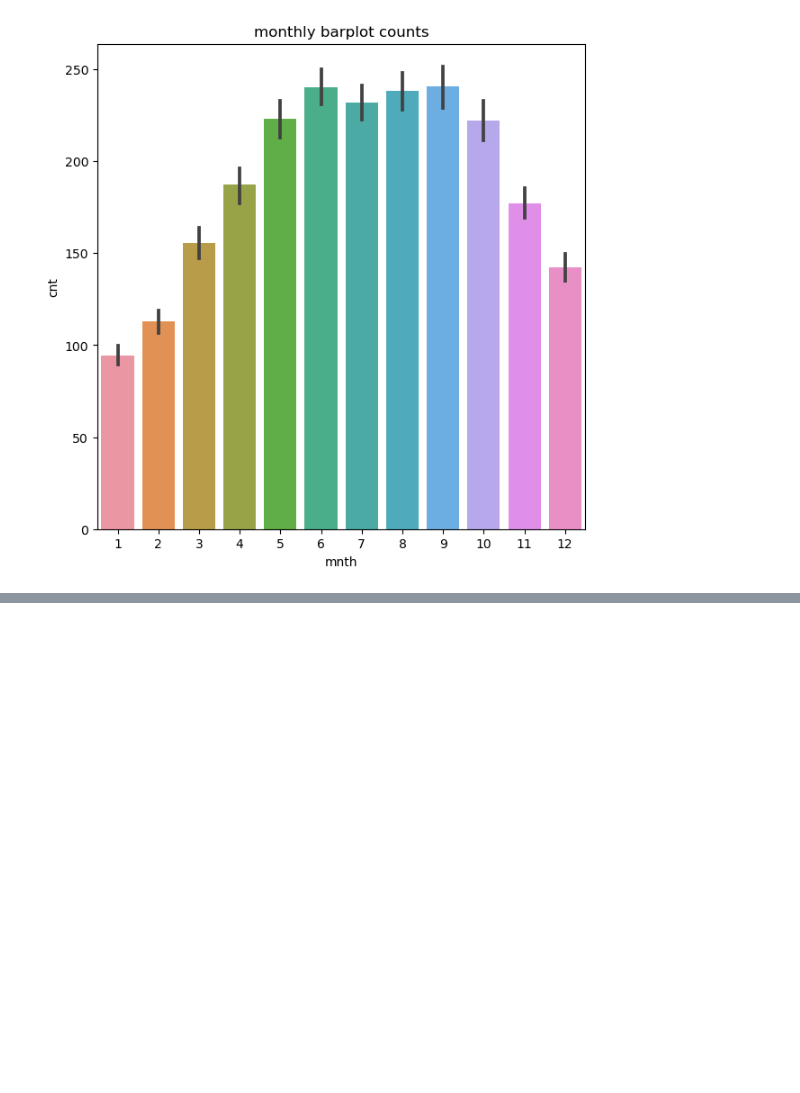
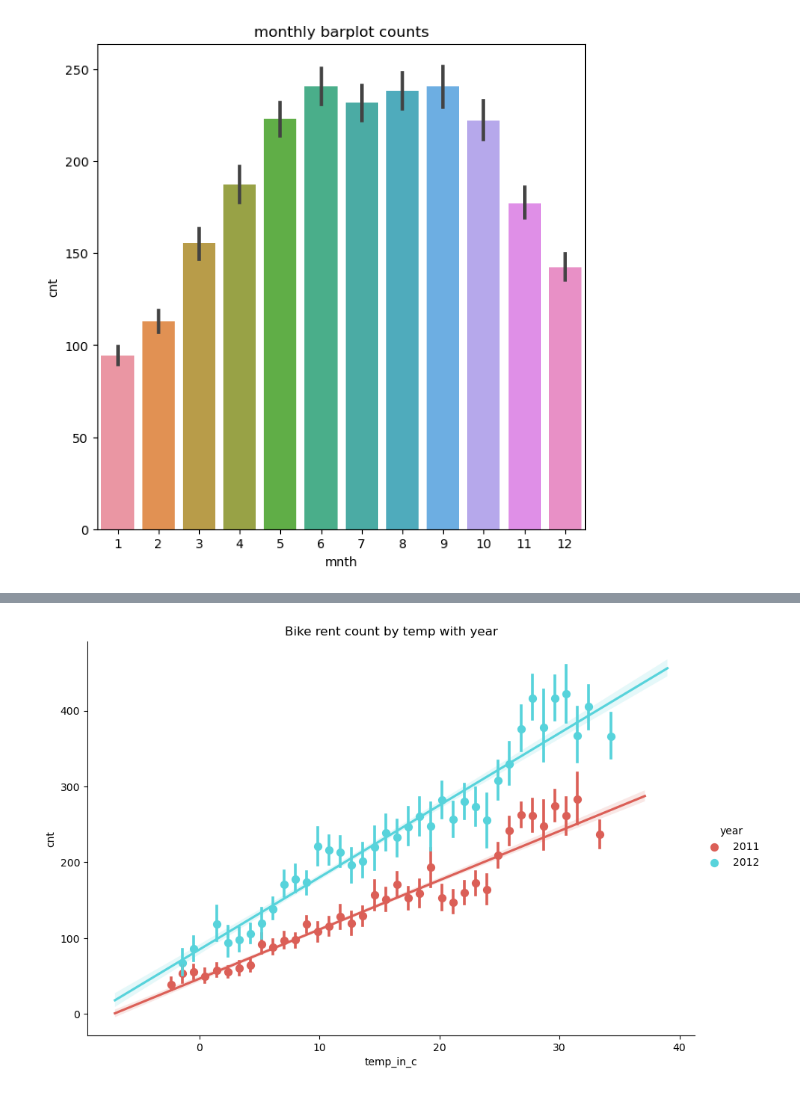
Before and after one commit to cdb8675309/Sprint-1, a Jupyter notebook: P3_S1.ipynb, the cells around one changed output, grey strips where cells are left out. Cells and saved outputs as stored; diff of their text form; code cells hidden in the pictures; blank space fills up the shorter version.

```diff
--- a/P3_S1.ipynb
+++ b/P3_S1.ipynb
@@ -425,0 +535,7 @@ plt.show()
+# %%
+sns.lmplot(data=cabi_hr, x="temp_in_c", y='cnt', hue='year',height=6, aspect=1.5, palette='hls', x_bins=100 )
+fig.suptitle('Temp Year Trend bike counts')
+plt.title('Bike rent count by temp with year')
+plt.show()
+# %% [output]
+[figure, added]
```
Also changed, not shown: parts of 11 cells of this notebook.
